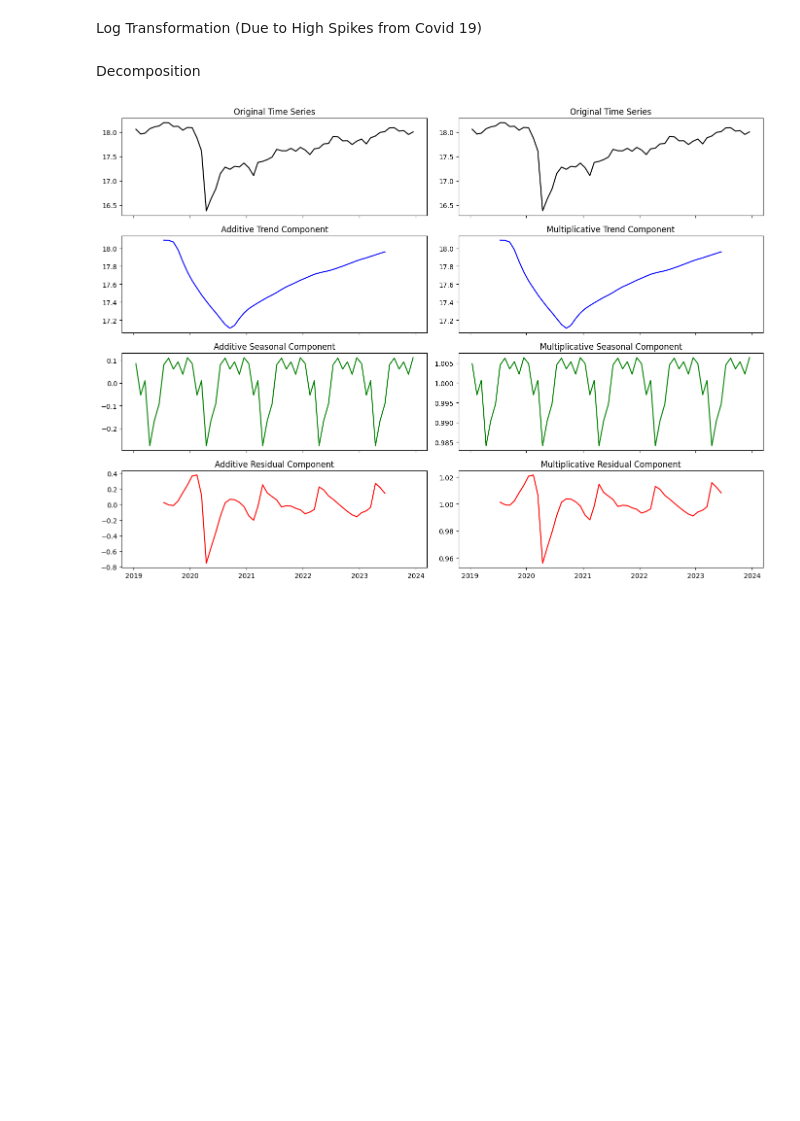
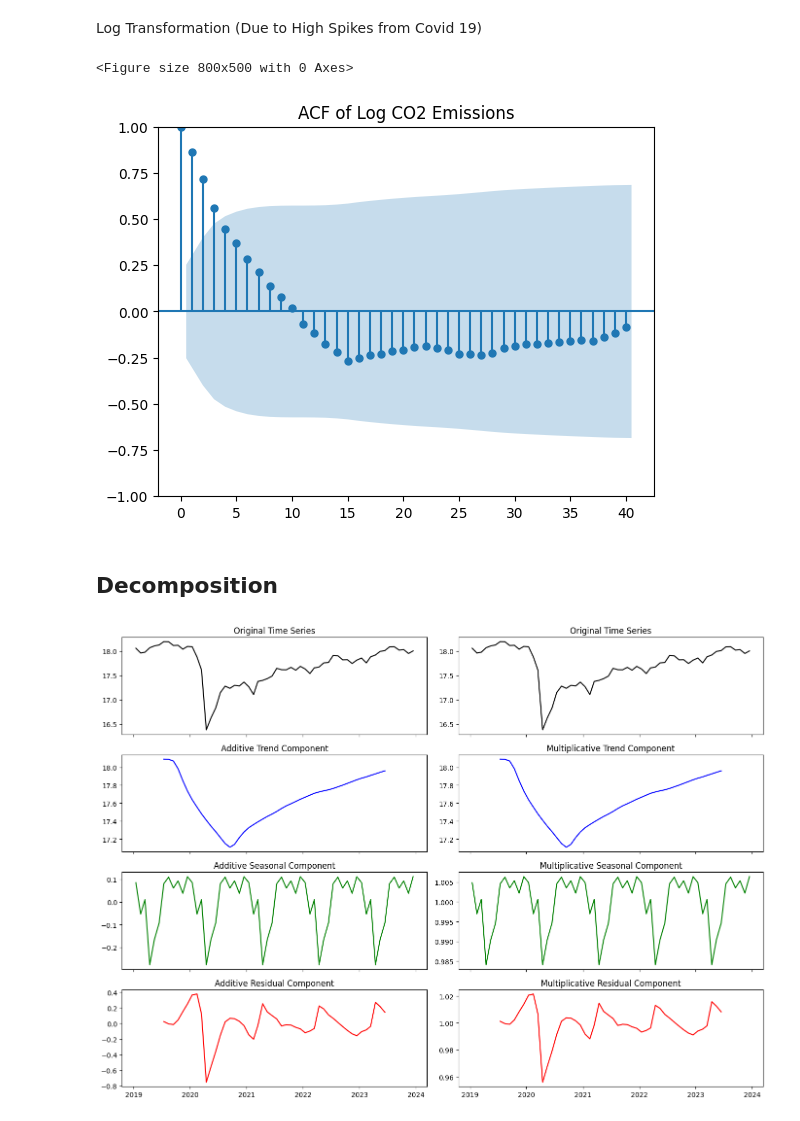
Before and after one commit to BOYSABIO/Operations-Management-Group-Project-1, a Jupyter notebook: PROJECT/CO2_Emissions.ipynb, the cells around one changed output. Cells and saved outputs as stored; diff of their text form; code cells hidden in the pictures; blank space fills up the shorter version.

```diff
--- a/CO2_Emissions.ipynb
+++ b/PROJECT/CO2_Emissions.ipynb
@@ -59,0 +57,6 @@ Data Vizualization
+# %%
+display(df.isna().sum())
+
+df['forward_fill_dom'] = df['ter_dom_m'].ffill()
+df['forward_fill_int'] = df['ter_int_m'].ffill()
+display(df.isna().sum())
@@ -59,0 +82,12 @@ Data Vizualization
+# %%
+df['Day'] = pd.to_datetime(df['Day'])
+co2 = df[(df['Entity'] == 'World') & (df['Day'] < '2024-01-15')]
+
+co2 = co2.set_index('Day')
+
+co2['total'] = co2['ter_dom_m'] + co2['ter_int_m']
+co2['forward_fill_total'] = co2['forward_fill_dom'] + co2['forward_fill_int']
+
+co2 = co2.drop(columns = ['Code', 'ter_dom_m', 'ter_int_m', 'forward_fill_dom', 'forward_fill_int'])
+
+co2.head()
@@ -59,0 +104,4 @@ Data Vizualization
+# %%
+display(co2['forward_fill_total'].describe())
+display(co2['total'].describe())
+co2 = co2.drop(columns = ['forward_fill_total'])
@@ -100,3 +163,13 @@ co2["log_total"] = np.log(co2["total"])
-# %% [markdown]
-Decomposition
+# %%
+co2["log_total"] = np.log(co2["total"])
+
+plt.figure(figsize=(8, 5))
+plot_acf(co2['log_total'], lags=40)
+plt.title("ACF of Log CO2 Emissions")
+plt.show()
+# %% [output]
+<Figure size 800x500 with 0 Axes>
+[figure, added]
+# %% [markdown]
+## Decomposition
 # %%
```
Also changed, not shown: parts of 48 cells of this notebook, 3 other files.
